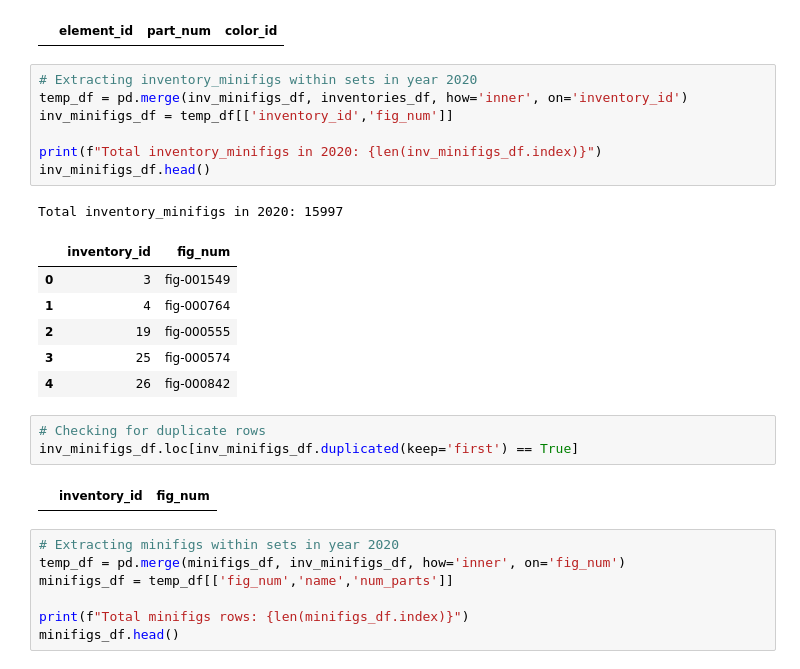
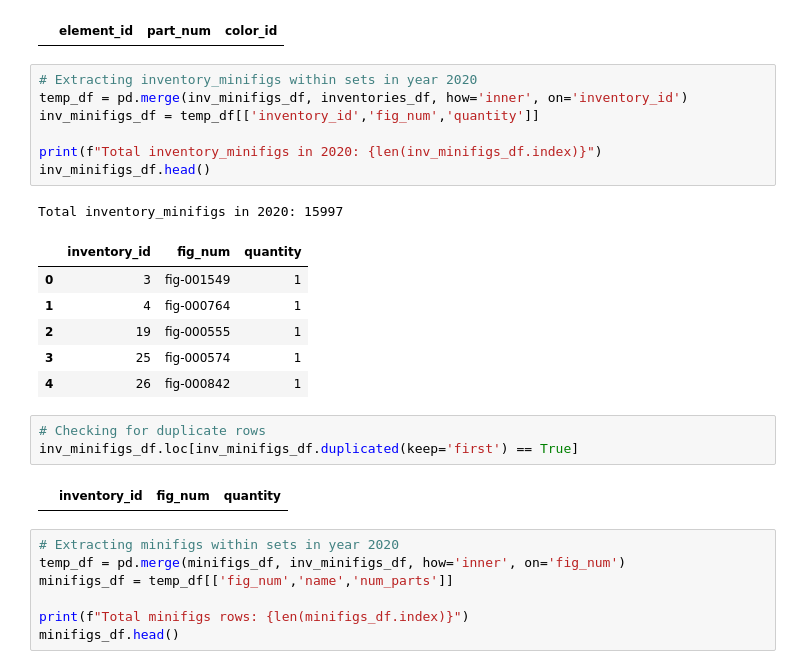
Before and after one commit to Supasyl/ETL_project, a Jupyter notebook: ETL_Pandas.ipynb, the cells around one changed output. Saved outputs shown, nothing was run; the diff lists cells and outputs as text.

```diff
--- a/ETL_Pandas.ipynb
+++ b/ETL_Pandas.ipynb
@@ -249,23 +249,23 @@ elements_df.loc[elements_df.duplicated(keep='first') == True]
 # %%
 # Extracting inventory_minifigs within sets in year 2020
 temp_df = pd.merge(inv_minifigs_df, inventories_df, how='inner', on='inventory_id')
-inv_minifigs_df = temp_df[['inventory_id','fig_num']]
+inv_minifigs_df = temp_df[['inventory_id','fig_num','quantity']]
 
 print(f"Total inventory_minifigs in 2020: {len(inv_minifigs_df.index)}")
 inv_minifigs_df.head()
 # %% [output]
 Total inventory_minifigs in 2020: 15997
-|  | inventory_id | fig_num |
-| 0 | 3 | fig-001549 |
-| 1 | 4 | fig-000764 |
-| 2 | 19 | fig-000555 |
-| 3 | 25 | fig-000574 |
-| 4 | 26 | fig-000842 |
+|  | inventory_id | fig_num | quantity |
+| 0 | 3 | fig-001549 | 1 |
+| 1 | 4 | fig-000764 | 1 |
+| 2 | 19 | fig-000555 | 1 |
+| 3 | 25 | fig-000574 | 1 |
+| 4 | 26 | fig-000842 | 1 |
 # %%
 # Checking for duplicate rows
 inv_minifigs_df.loc[inv_minifigs_df.duplicated(keep='first') == True]
 # %% [output]
-|  | inventory_id | fig_num |
+|  | inventory_id | fig_num | quantity |
 # %%
 # Extracting minifigs within sets in year 2020
 temp_df = pd.merge(minifigs_df, inv_minifigs_df, how='inner', on='fig_num')
```
Also changed, not shown: parts of 16 cells of this notebook.
